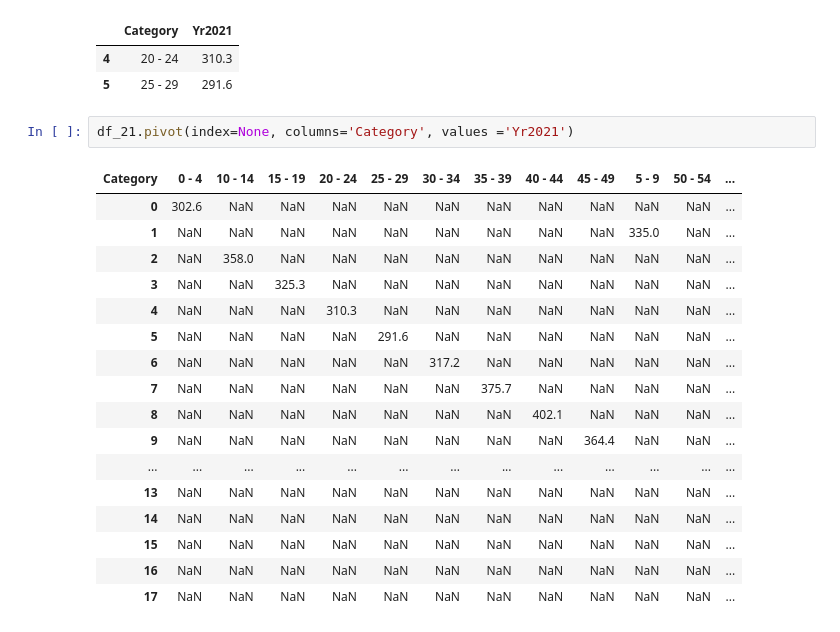
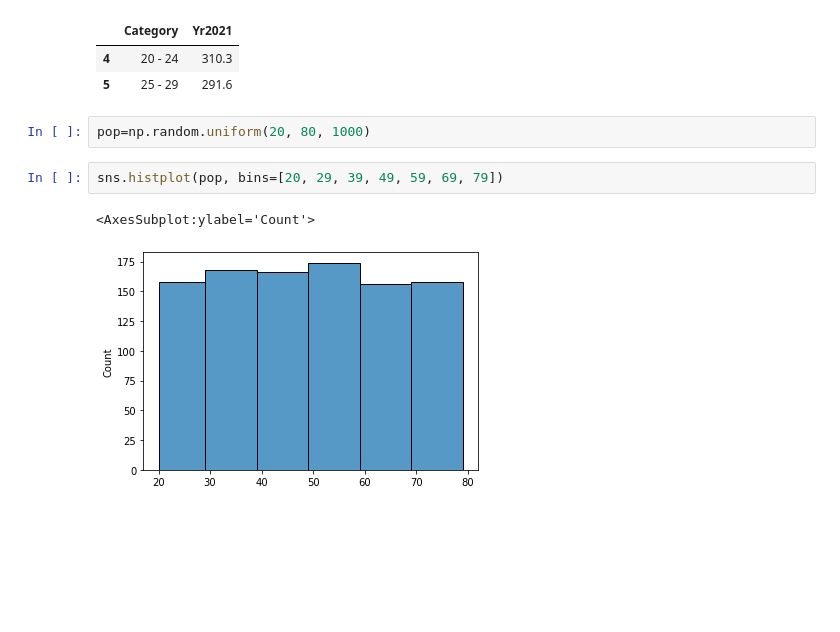
Before and after one commit to donneger/PFDA_Project_2021, a Jupyter notebook: PFDA_Project_2021.ipynb, the cells around one changed output. Drawn from its saved outputs; the diff is of its cells as text; blank space fills up the shorter version.

```diff
--- a/PFDA_Project_2021.ipynb
+++ b/PFDA_Project_2021.ipynb
@@ -117,22 +125,9 @@ df_21.loc[4:5]
 | 4 | 20 - 24 | 310.3 |
 | 5 | 25 - 29 | 291.6 |
 # %%
-df_21.pivot(index=None, columns='Category', values ='Yr2021')
+pop=np.random.uniform(20, 80, 1000)
-# %% [output]
-| Category | 0 - 4 | 10 - 14 | 15 - 19 | 20 - 24 | 25 - 29 | 30 - 34 | 35 - 39 | 40 - 44 | 45 - 49 | 5 - 9 | 50 - 54 | ... |
-| 0 | 302.6 | NaN | NaN | NaN | NaN | NaN | NaN | NaN | NaN | NaN | NaN | ... |
-| 1 | NaN | NaN | NaN | NaN | NaN | NaN | NaN | NaN | NaN | 335.0 | NaN | ... |
-| 2 | NaN | 358.0 | NaN | NaN | NaN | NaN | NaN | NaN | NaN | NaN | NaN | ... |
-| 3 | NaN | NaN | 325.3 | NaN | NaN | NaN | NaN | NaN | NaN | NaN | NaN | ... |
-| 4 | NaN | NaN | NaN | 310.3 | NaN | NaN | NaN | NaN | NaN | NaN | NaN | ... |
-| 5 | NaN | NaN | NaN | NaN | 291.6 | NaN | NaN | NaN | NaN | NaN | NaN | ... |
-| 6 | NaN | NaN | NaN | NaN | NaN | 317.2 | NaN | NaN | NaN | NaN | NaN | ... |
-| 7 | NaN | NaN | NaN | NaN | NaN | NaN | 375.7 | NaN | NaN | NaN | NaN | ... |
-| 8 | NaN | NaN | NaN | NaN | NaN | NaN | NaN | 402.1 | NaN | NaN | NaN | ... |
-| 9 | NaN | NaN | NaN | NaN | NaN | NaN | NaN | NaN | 364.4 | NaN | NaN | ... |
-| ... | ... | ... | ... | ... | ... | ... | ... | ... | ... | ... | ... | ... |
-| 13 | NaN | NaN | NaN | NaN | NaN | NaN | NaN | NaN | NaN | NaN | NaN | ... |
-| 14 | NaN | NaN | NaN | NaN | NaN | NaN | NaN | NaN | NaN | NaN | NaN | ... |
-| 15 | NaN | NaN | NaN | NaN | NaN | NaN | NaN | NaN | NaN | NaN | NaN | ... |
-| 16 | NaN | NaN | NaN | NaN | NaN | NaN | NaN | NaN | NaN | NaN | NaN | ... |
-| 17 | NaN | NaN | NaN | NaN | NaN | NaN | NaN | NaN | NaN | NaN | NaN | ... |
+# %%
+sns.histplot(pop, bins=[20, 29, 39, 49, 59, 69, 79])
+# %% [output]
+<AxesSubplot:ylabel='Count'>
+[figure, added]
```
Also changed, not shown: parts of 7 cells of this notebook.
